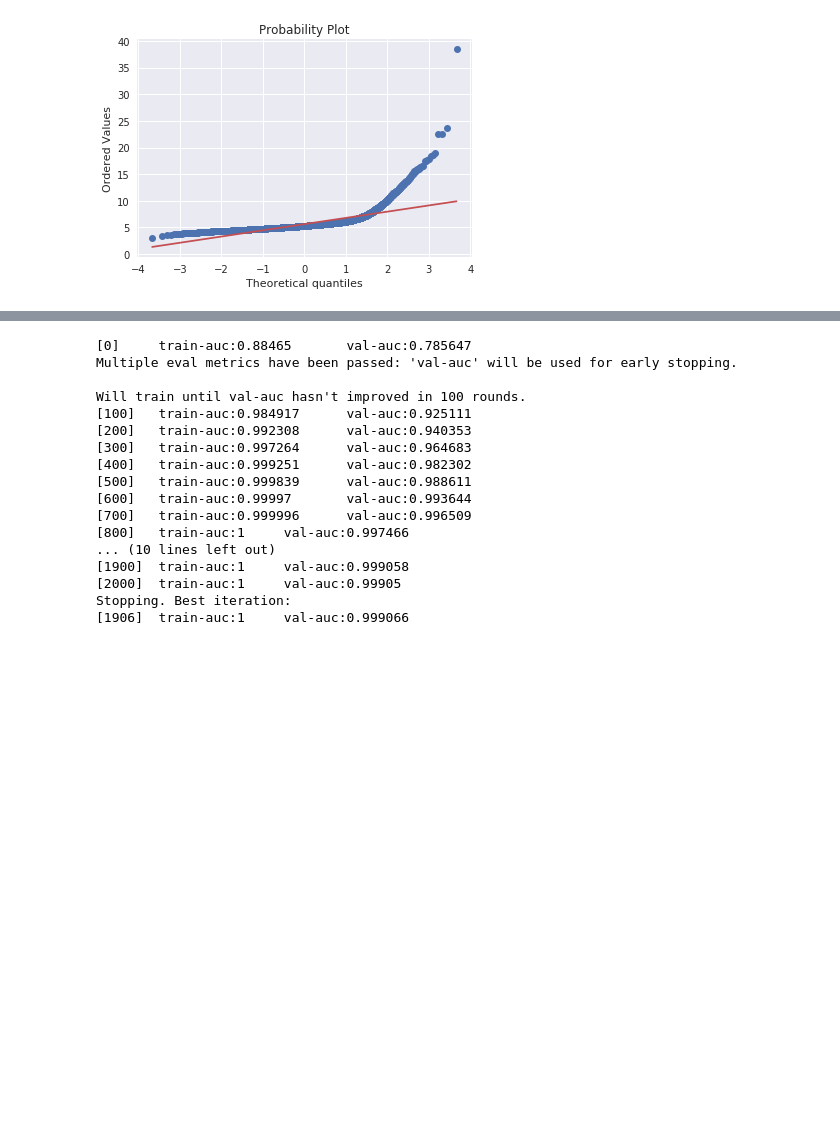
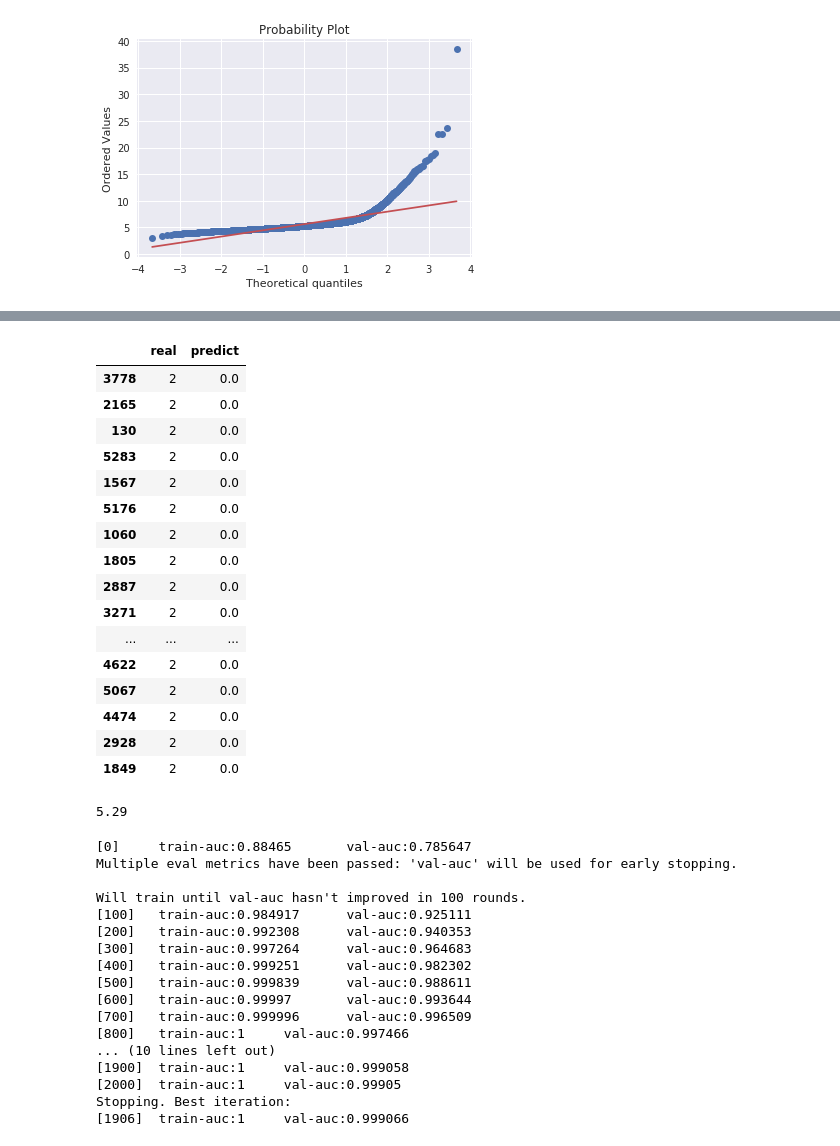
Before and after one commit to koibiki/ai-medical, a Jupyter notebook: Untitled.ipynb, the cells around one changed output, grey strips where cells are left out. Drawn from its saved outputs; the diff is of its cells as text; code cells hidden in the pictures; blank space fills up the shorter version.

Commit message:
xgboost-multi classify.

```diff
--- a/Untitled.ipynb
+++ b/Untitled.ipynb
@@ -168,0 +76,4 @@ X_train, X_valid, y_train, y_valid = train_test_split(train_data_all, train_targ
+# %%
+mcmf = MultiClassifierModelFactory()
+model = mcmf.create_model(MultiClassifierModelFactory.MODEL_XGBOOST)
+model.fit(X_train, X_valid, y_train, y_valid)
@@ -169,3 +88,33 @@ X_train, X_valid, y_train, y_valid = train_test_split(train_data_all, train_targ
+# %%
+predict = model.predict(X_valid)
+# %%
+pred = pd.DataFrame(y_valid.values, columns=['real'], index=y_valid.index)
+# %%
+pred['predict'] = predict
+# %%
+pred[(pred['real'] == 2)]
+# %% [output]
+|  | real | predict |
+| 3778 | 2 | 0.0 |
+| 2165 | 2 | 0.0 |
+| 130 | 2 | 0.0 |
+| 5283 | 2 | 0.0 |
+| 1567 | 2 | 0.0 |
+| 5176 | 2 | 0.0 |
+| 1060 | 2 | 0.0 |
+| 1805 | 2 | 0.0 |
+| 2887 | 2 | 0.0 |
+| 3271 | 2 | 0.0 |
+| ... | ... | ... |
+| 4622 | 2 | 0.0 |
+| 5067 | 2 | 0.0 |
+| 4474 | 2 | 0.0 |
+| 2928 | 2 | 0.0 |
+| 1849 | 2 | 0.0 |
+# %%
+train_target[2594]
+# %% [output]
+5.29
 # %%
 cmf = ClassifierModelFactory()
 model = cmf.create_model(ClassifierModelFactory.MODEL_XGBOOST)
```
Also changed, not shown: parts of 18 cells of this notebook, 2 other files.
